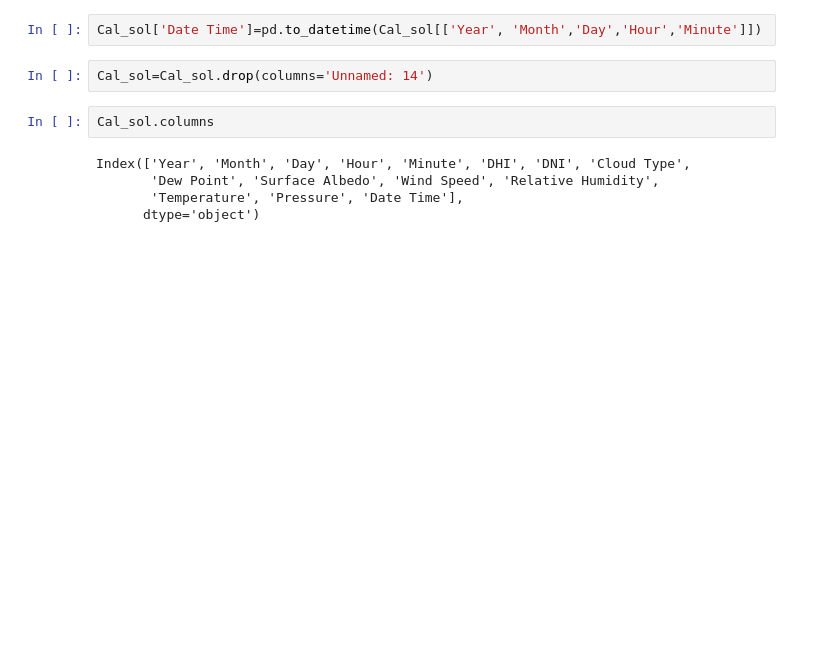
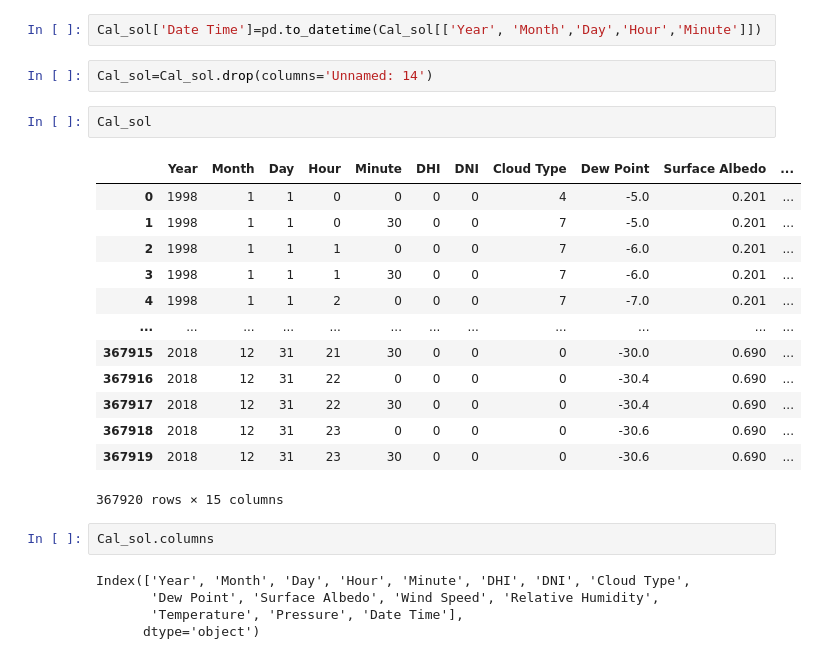
Before and after one commit to sgopal1/Data-Science, a Jupyter notebook: CalgarySolarData.ipynb, the cells around one changed output. Drawn from its saved outputs; the diff is of its cells as text; blank space fills up the shorter version.

```diff
--- a/CalgarySolarData.ipynb
+++ b/CalgarySolarData.ipynb
@@ -32,6 +34,22 @@ Data_legend=pd.read_csv("CalgaryData/287527_51.01_-113.94_1998.csv",nrows=1)
 Cal_sol['Date Time']=pd.to_datetime(Cal_sol[['Year', 'Month','Day','Hour','Minute']])
 # %%
 Cal_sol=Cal_sol.drop(columns='Unnamed: 14')
+# %%
+Cal_sol
+# %% [output]
+|  | Year | Month | Day | Hour | Minute | DHI | DNI | Cloud Type | Dew Point | Surface Albedo | ... |
+| 0 | 1998 | 1 | 1 | 0 | 0 | 0 | 0 | 4 | -5.0 | 0.201 | ... |
+| 1 | 1998 | 1 | 1 | 0 | 30 | 0 | 0 | 7 | -5.0 | 0.201 | ... |
+| 2 | 1998 | 1 | 1 | 1 | 0 | 0 | 0 | 7 | -6.0 | 0.201 | ... |
+| 3 | 1998 | 1 | 1 | 1 | 30 | 0 | 0 | 7 | -6.0 | 0.201 | ... |
+| 4 | 1998 | 1 | 1 | 2 | 0 | 0 | 0 | 7 | -7.0 | 0.201 | ... |
+| ... | ... | ... | ... | ... | ... | ... | ... | ... | ... | ... | ... |
+| 367915 | 2018 | 12 | 31 | 21 | 30 | 0 | 0 | 0 | -30.0 | 0.690 | ... |
+| 367916 | 2018 | 12 | 31 | 22 | 0 | 0 | 0 | 0 | -30.4 | 0.690 | ... |
+| 367917 | 2018 | 12 | 31 | 22 | 30 | 0 | 0 | 0 | -30.4 | 0.690 | ... |
+| 367918 | 2018 | 12 | 31 | 23 | 0 | 0 | 0 | 0 | -30.6 | 0.690 | ... |
+| 367919 | 2018 | 12 | 31 | 23 | 30 | 0 | 0 | 0 | -30.6 | 0.690 | ... |
+367920 rows × 15 columns
 # %%
 Cal_sol.columns
 # %% [output]
```
Also changed, not shown: parts of 2 cells of this notebook.
